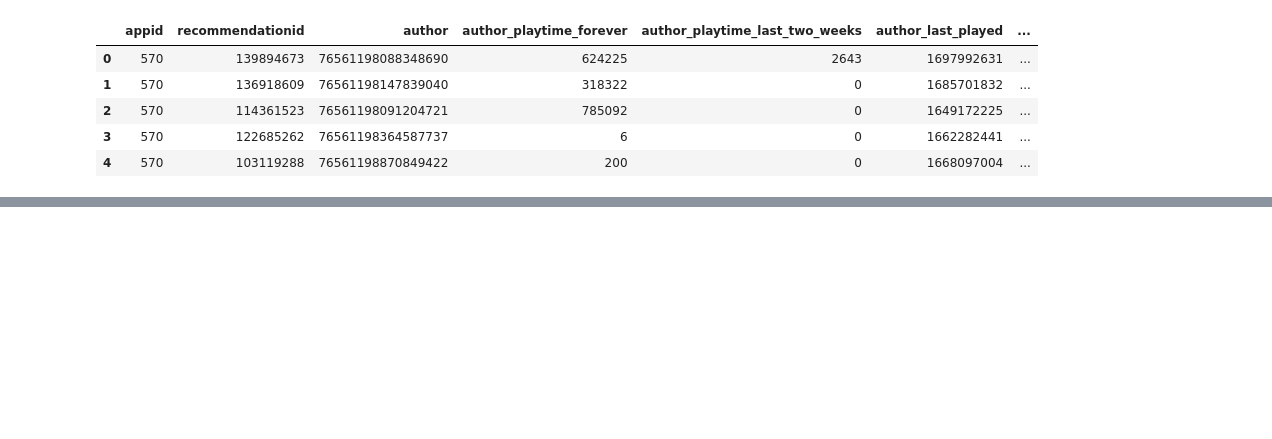
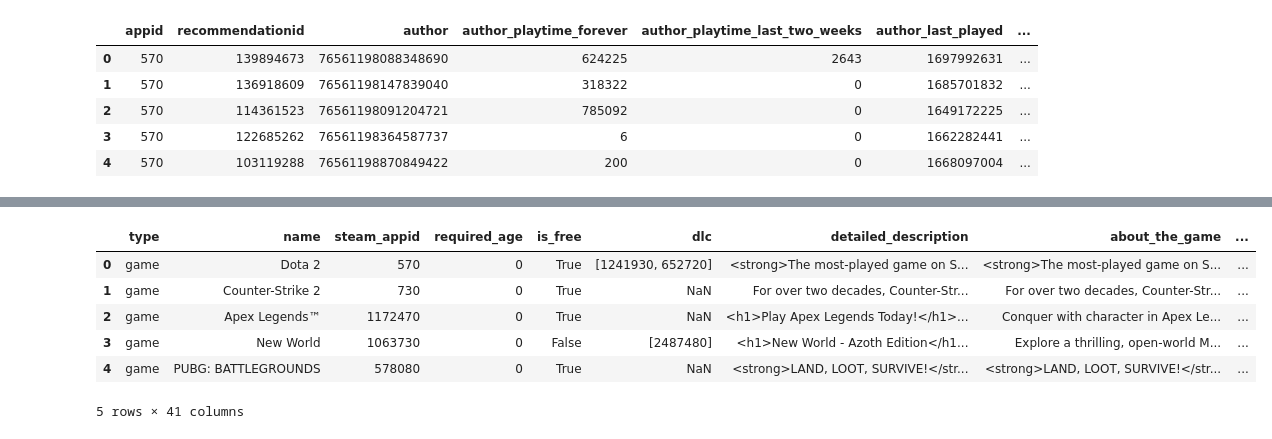
Before and after one commit to Mattcalcaterra/steamMarketPrediction, a Jupyter notebook: Analysis.ipynb, the cells around one changed output, grey strips where cells are left out. Drawn from its saved outputs; the diff is of its cells as text; code cells hidden in the pictures; blank space fills up the shorter version.

Commit message:
Added Steamstore API
Added a steamstore API call to assemble a storefront data frame with data entries for each appid in the game_df

```diff
--- a/Analysis.ipynb
+++ b/Analysis.ipynb
@@ -121,11 +125,21 @@ def get_steam_game_data(params={"request": "top100forever", "format": "json"}):
+# %%
+def get_steam_store_data(appid):
+    base_url = "https://store.steampowered.com/api/appdetails/"
+
+    params = {"appids": appid}
+
+    response = requests.get(base_url, params=params)
+    return response.json()
 # %% [markdown]
 # (Temp) Data to dataframes
 # %%
 game_df = pd.DataFrame().from_dict(get_steam_game_data(), orient="index")
 # %%
 review_list = []
+store_data_list = []
 for appid in game_df.appid:
     try:
+        # Get Review Data for each appid in the dataframe
         response = get_n_reviews(appid, 10)
         for review in response:
             review_dict = {
@@ -155,7 +169,12 @@ for appid in game_df.appid:
             }
 
             review_list.append(review_dict)
+
+        # Get storefront data for each appid
+        storefront_response = get_steam_store_data(appid)
+        store_data_list.append(storefront_response[str(appid)]["data"])
     except:
         print(appid)
 
 review_df = pd.DataFrame(review_list)
+storefront_df = pd.DataFrame(store_data_list)
@@ -179,0 +219,10 @@ game_df.head()
+# %%
+storefront_df.head()
+# %% [output]
+|  | type | name | steam_appid | required_age | is_free | dlc | detailed_description | about_the_game | ... |
+| 0 | game | Dota 2 | 570 | 0 | True | [1241930, 652720] | <strong>The most-played game on S... | <strong>The most-played game on S... | ... |
+| 1 | game | Counter-Strike 2 | 730 | 0 | True | NaN | For over two decades, Counter-Str... | For over two decades, Counter-Str... | ... |
+| 2 | game | Apex Legends™ | 1172470 | 0 | True | NaN | <h1>Play Apex Legends Today!</h1>... | Conquer with character in Apex Le... | ... |
+| 3 | game | New World | 1063730 | 0 | False | [2487480] | <h1>New World - Azoth Edition</h1... | Explore a thrilling, open-world M... | ... |
+| 4 | game | PUBG: BATTLEGROUNDS | 578080 | 0 | True | NaN | <strong>LAND, LOOT, SURVIVE!</str... | <strong>LAND, LOOT, SURVIVE!</str... | ... |
+5 rows × 41 columns
```
Also changed, not shown: parts of 4 cells of this notebook.
